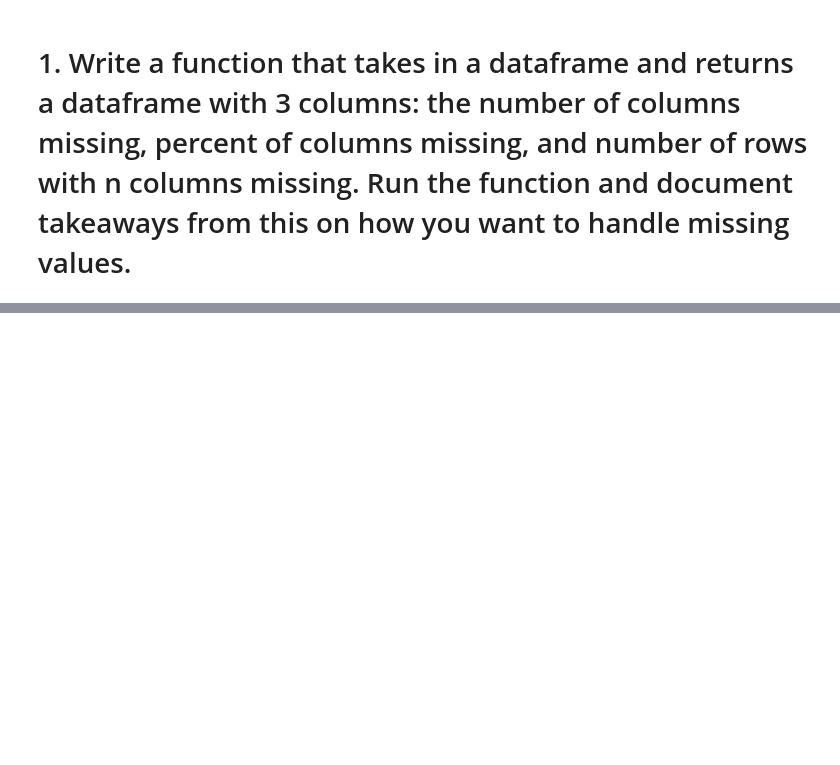
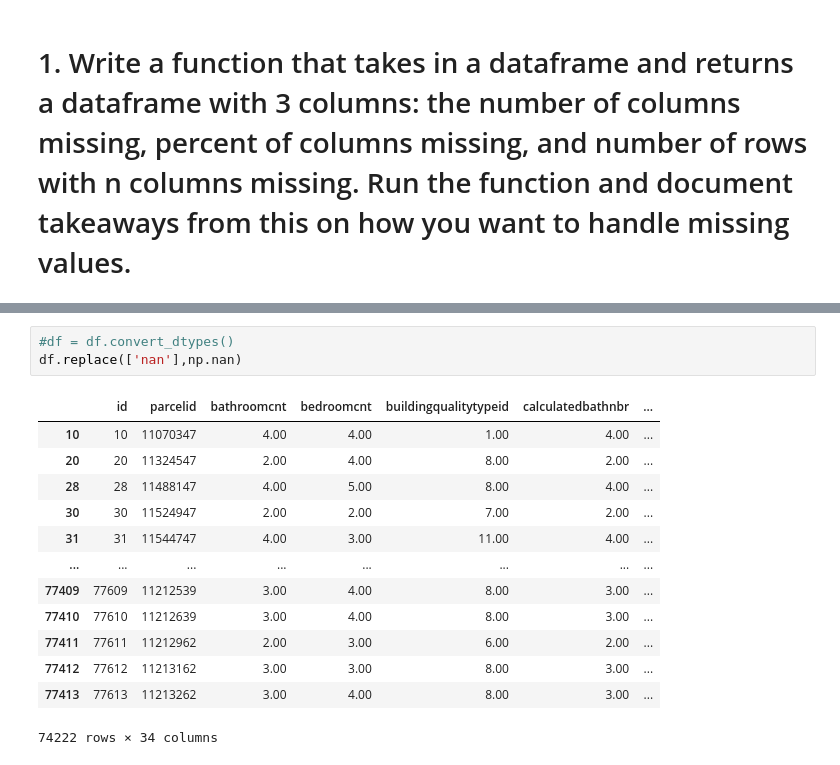
Before and after one commit to AI-Gomez/clustering-exercises, a Jupyter notebook: zillow.ipynb, the cells around one changed output, grey strips where cells are left out. Cells and saved outputs as stored; diff of their text form; blank space fills up the shorter version.

```diff
--- a/zillow.ipynb
+++ b/zillow.ipynb
@@ -156,0 +261,17 @@ Length: 77414, dtype: int64
+# %%
+#df = df.convert_dtypes()
+df.replace(['nan'],np.nan)
+# %% [output]
+|  | id | parcelid | bathroomcnt | bedroomcnt | buildingqualitytypeid | calculatedbathnbr | ... |
+| 10 | 10 | 11070347 | 4.00 | 4.00 | 1.00 | 4.00 | ... |
+| 20 | 20 | 11324547 | 2.00 | 4.00 | 8.00 | 2.00 | ... |
+| 28 | 28 | 11488147 | 4.00 | 5.00 | 8.00 | 4.00 | ... |
+| 30 | 30 | 11524947 | 2.00 | 2.00 | 7.00 | 2.00 | ... |
+| 31 | 31 | 11544747 | 4.00 | 3.00 | 11.00 | 4.00 | ... |
+| ... | ... | ... | ... | ... | ... | ... | ... |
+| 77409 | 77609 | 11212539 | 3.00 | 4.00 | 8.00 | 3.00 | ... |
+| 77410 | 77610 | 11212639 | 3.00 | 4.00 | 8.00 | 3.00 | ... |
+| 77411 | 77611 | 11212962 | 2.00 | 3.00 | 6.00 | 2.00 | ... |
+| 77412 | 77612 | 11213162 | 3.00 | 3.00 | 8.00 | 3.00 | ... |
+| 77413 | 77613 | 11213262 | 3.00 | 4.00 | 8.00 | 3.00 | ... |
+74222 rows × 34 columns
```
Also changed, not shown: parts of 18 cells of this notebook.
